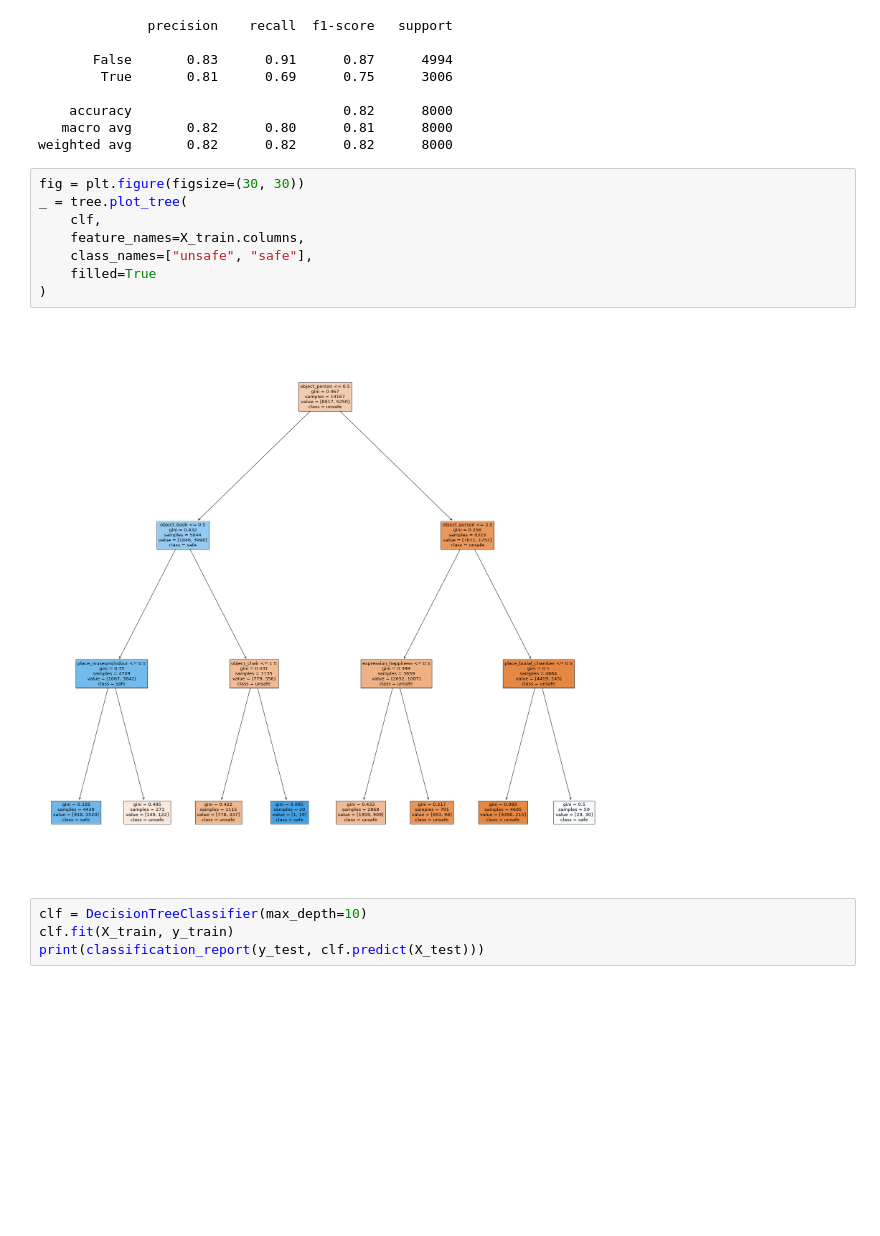
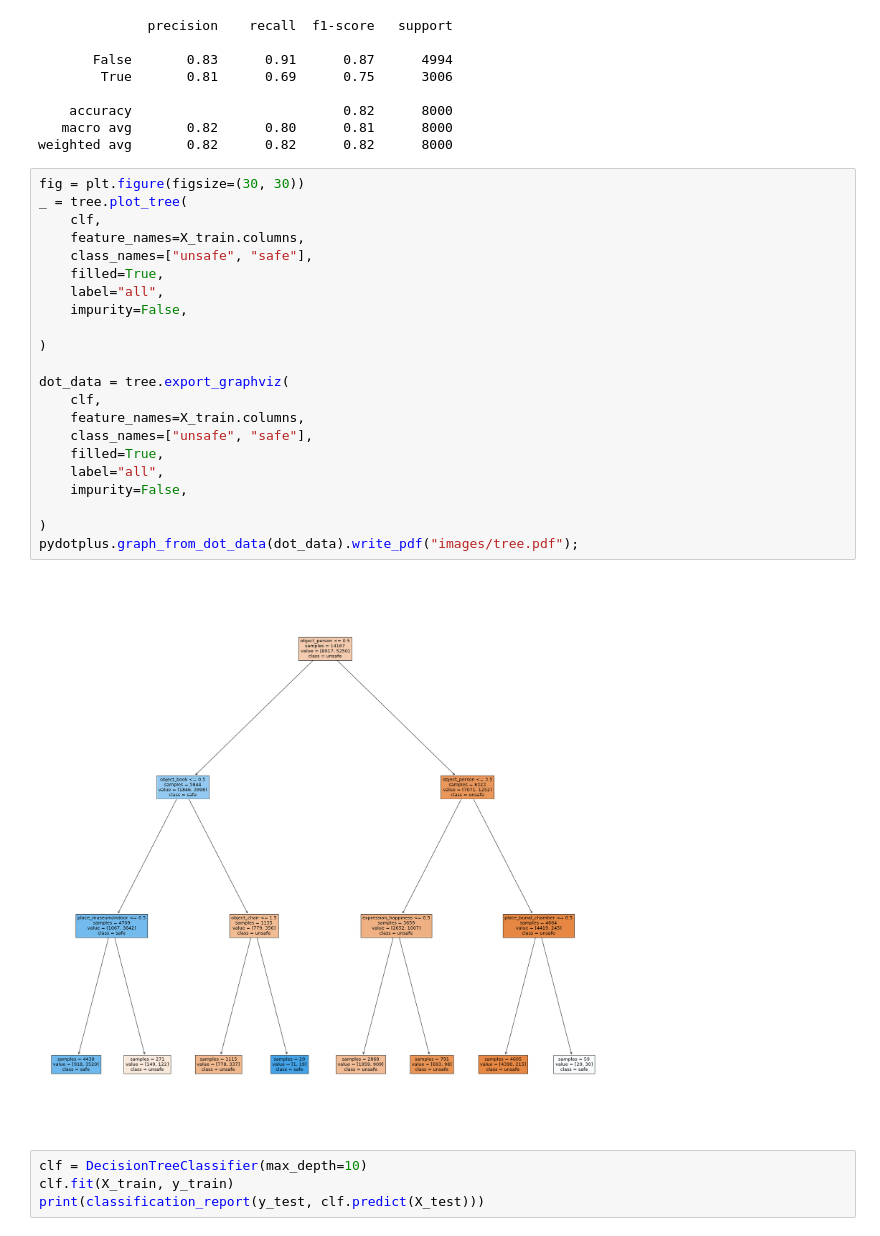
Before and after one commit to obrookes/privacy_decisions, a Jupyter notebook: binary_classifier.ipynb, the cells around one changed output. Drawn from its saved outputs; the diff is of its cells as text; blank space fills up the shorter version.

Commit message:
Add tree export to binary classifier

```diff
--- a/binary_classifier.ipynb
+++ b/binary_classifier.ipynb
@@ -160,13 +161,27 @@ weighted avg       0.82      0.82      0.82      8000
 # %%
 fig = plt.figure(figsize=(30, 30))
 _ = tree.plot_tree(
     clf,
     feature_names=X_train.columns,
     class_names=["unsafe", "safe"],
-    filled=True
+    filled=True,
+    label="all",
+    impurity=False,
+
 )
+
+dot_data = tree.export_graphviz(
+    clf,
+    feature_names=X_train.columns,
+    class_names=["unsafe", "safe"],
+    filled=True,
+    label="all",
+    impurity=False,
+
+)
+pydotplus.graph_from_dot_data(dot_data).write_pdf("images/tree.pdf");
 # %% [output]
-[figure, old version]
+[figure, new version]
 # %%
 clf = DecisionTreeClassifier(max_depth=10)
 clf.fit(X_train, y_train)
```
Also changed, not shown: parts of 1 cell of this notebook.
